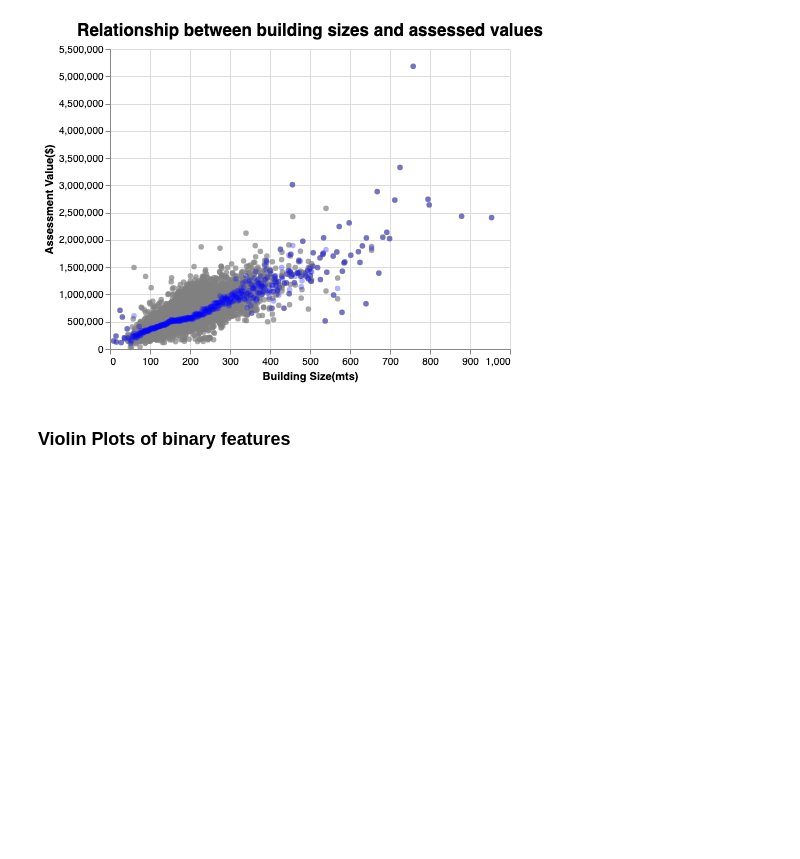
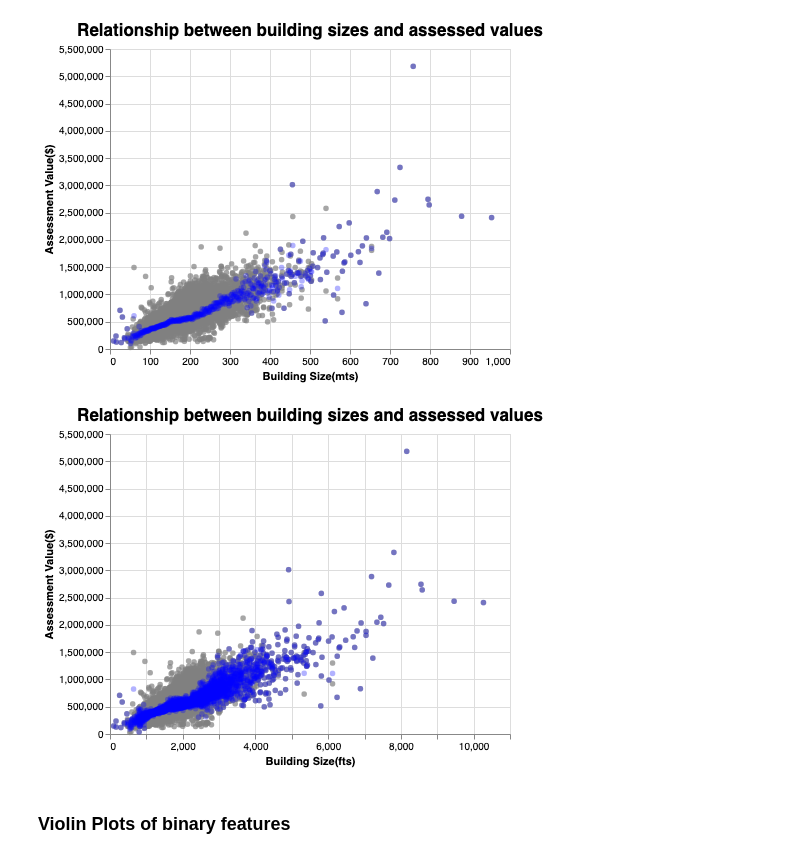
Before and after one commit to williamxu7/522-Group_30-Rockstars, a Jupyter notebook: src/housing_pred_eda.ipynb, the cells around one changed output. Saved outputs shown, nothing was run; the diff lists cells and outputs as text; code cells hidden in the pictures; blank space fills up the shorter version.

```diff
--- a/src/housing_pred_eda.ipynb
+++ b/src/housing_pred_eda.ipynb
@@ -157,6 +173,23 @@ conditional = alt.Chart(df_bsav).mark_circle(opacity=0.3, color='blue').encode(
 (population + conditional).configure_title(fontSize=17)
 # %% [output]
 [figure]
+# %%
+df_bsav = train_df.groupby('BLDG_FEET').mean('ASSESSMENT')
+df_bsav = df_bsav.reset_index()
+
+alt.data_transformers.disable_max_rows()
+population = alt.Chart(train_df, title = "Relationship between building sizes and assessed values").mark_circle(color='grey').encode(
+    alt.X('BLDG_FEET', title = "Building Size(fts)"),
+    alt.Y('ASSESSMENT', title = "Assessment Value($)"))
+
+conditional = alt.Chart(df_bsav).mark_circle(opacity=0.3, color='blue').encode(
+    alt.X('BLDG_FEET', title = "Building Size(fts)"),
+    alt.Y('ASSESSMENT', title = "Assessment Value($)"))
+
+fig2 = (population + conditional).configure_title(fontSize=17)
+fig2
+# %% [output]
+[figure, added]
 # %% [markdown]
 ### Violin Plots of binary features
 # %% [markdown]
```
Also changed, not shown: parts of 13 cells of this notebook, 4 other files.
